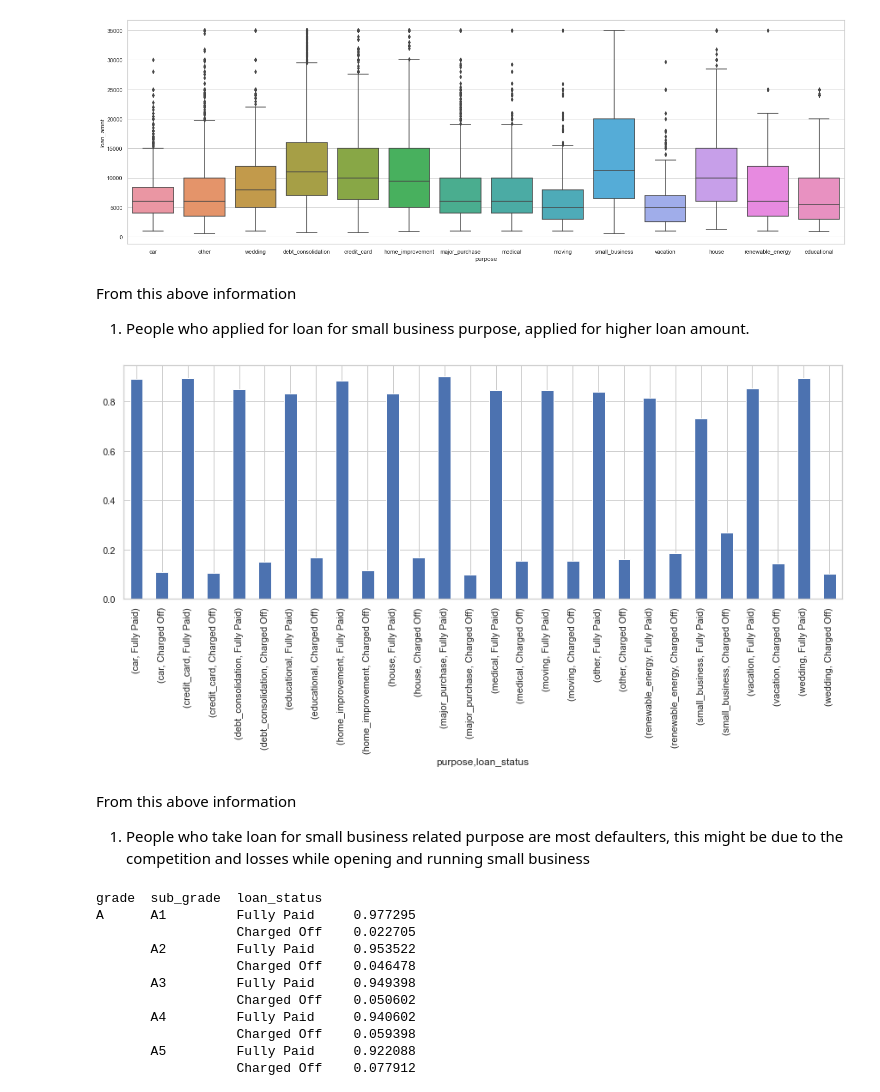
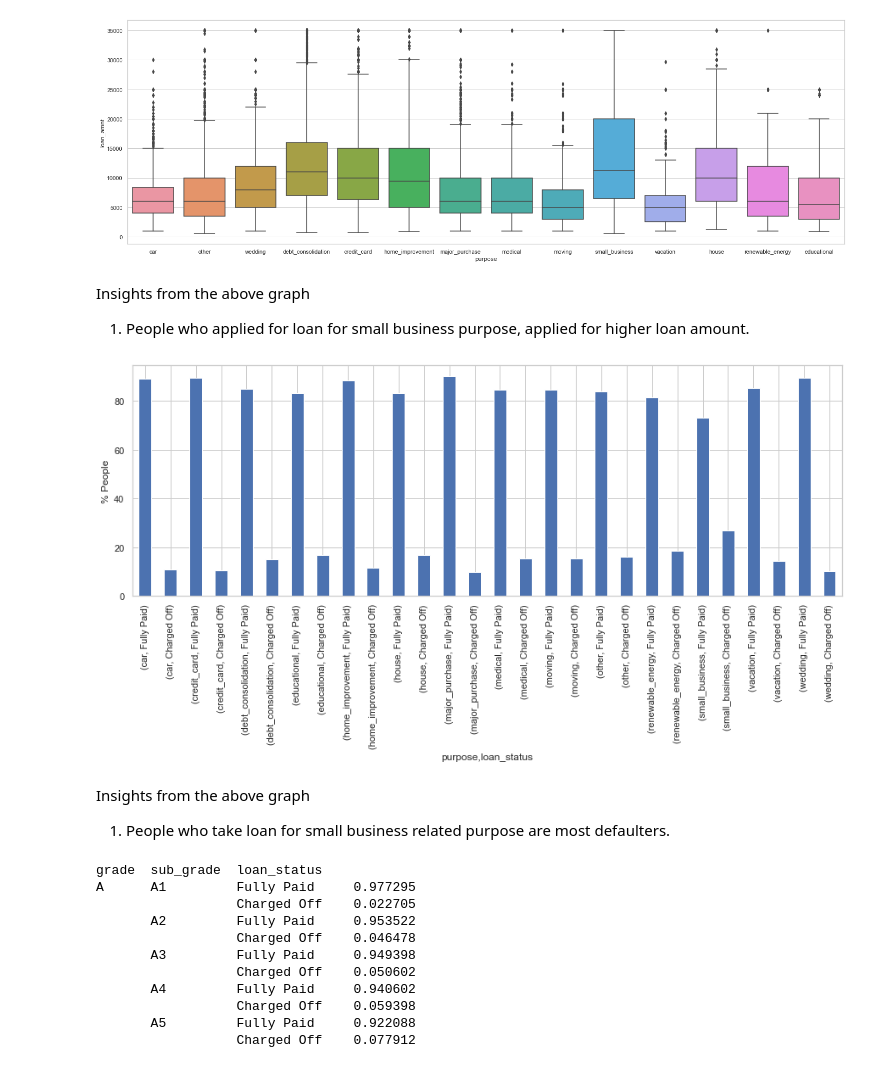
Before and after one commit to Harshulagarwal/LendingClubCaseStudy, a Jupyter notebook: LENDING_CLUB_CASE_STUDY.ipynb, the cells around one changed output. Drawn from its saved outputs; the diff is of its cells as text; code cells hidden in the pictures.

```diff
--- a/LENDING_CLUB_CASE_STUDY.ipynb
+++ b/LENDING_CLUB_CASE_STUDY.ipynb
@@ -659,18 +680,18 @@ plt.show()
 # %% [output]
 [figure]
 # %% [markdown]
-From this above information
+Insights from the above graph
 1. People who applied for loan for small business purpose, applied for higher loan amount.
 # %%
 # Any better way to do this?
 plt.figure(figsize=(15,5))
-loan.groupby('purpose')['loan_status'].value_counts(1).plot.bar()
+(loan.groupby('purpose')['loan_status'].value_counts(1)*100).plot.bar(ylabel = '% People')
 plt.show()
 # %% [output]
-[figure, old version]
+[figure, new version]
 # %% [markdown]
-From this above information
-1. People who take loan for small business related purpose are most defaulters, this might be due to the competition and losses while opening and running small business
+Insights from the above graph
+1. People who take loan for small business related purpose are most defaulters.
 # %%
 # TODO analysis wrt to grade, subgrade, date-time
 # %%
```
Also changed, not shown: parts of 25 cells of this notebook.
